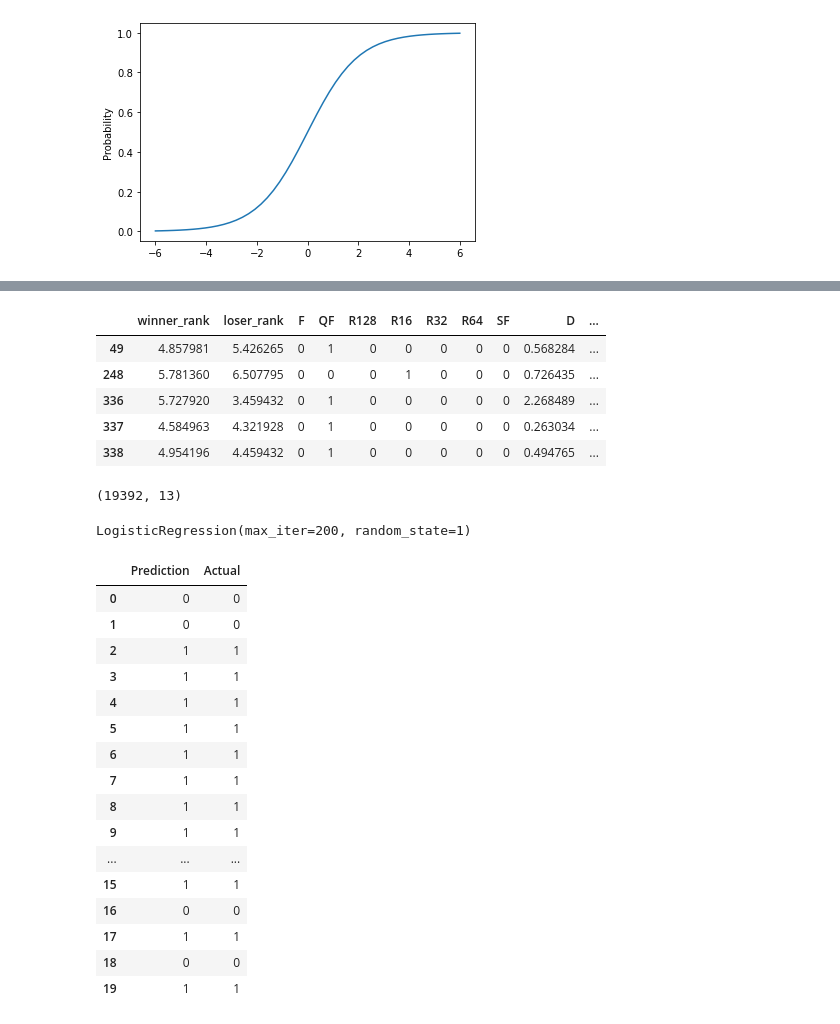
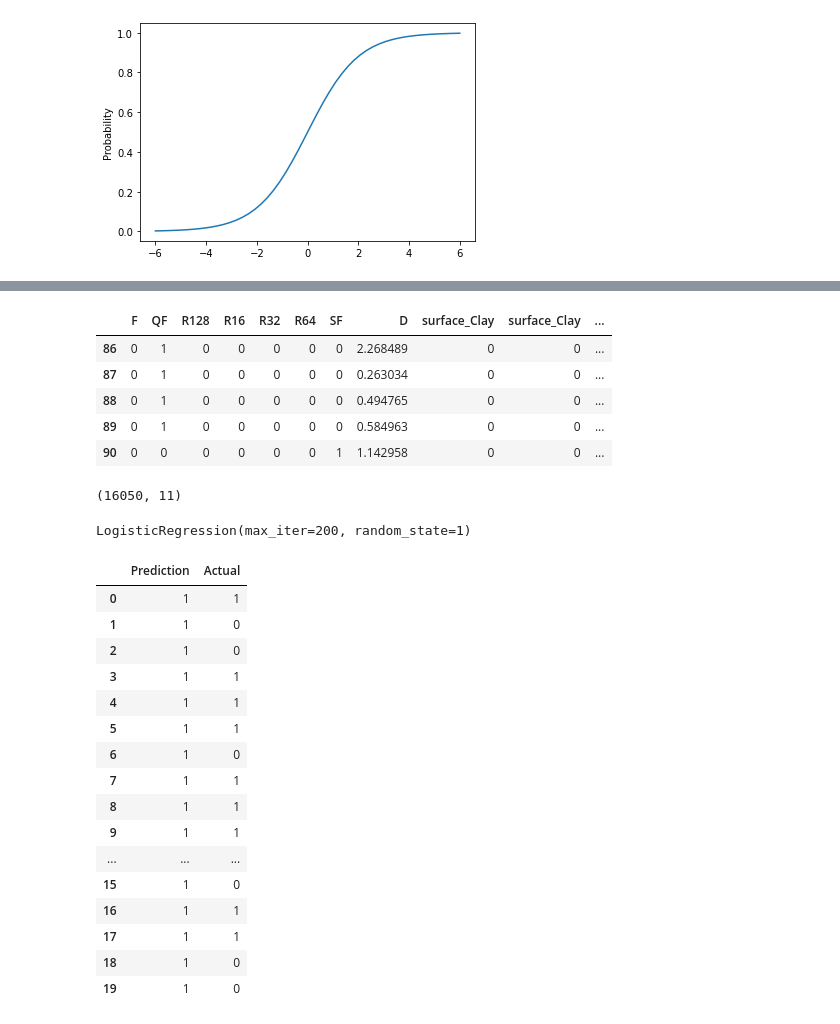
Before and after one commit to Pandas-Friend/WTA-Predictions, a Jupyter notebook: Machine_Learning_2nd_Segment_jarred.ipynb, the cells around one changed output, grey strips where cells are left out. Saved outputs shown, nothing was run; the diff lists cells and outputs as text; code cells hidden in the pictures.

```diff
--- a/Machine_Learning_2nd_Segment_jarred.ipynb
+++ b/Machine_Learning_2nd_Segment_jarred.ipynb
@@ -69,18 +72,12 @@ loser_rank       float64
 dtype: object
 # %%
 # Converting tourney_date to datetime format
-dataFrame['tourney_date'] = pd.to_datetime(dataFrame['tourney_date'])
-# Restricing dates
-# df_atp = df_atp.loc[(df_atp['Date'] > '2014-11-09') & (df_atp['Date'] <= '2016-11-09')]
-# Keeping only completed matches
-# df_atp = df_atp[df_atp['Comment'] == 'Completed'].drop("Comment",axis = 1)
-# Rename Best of to Best_of
-# df_atp.rename(columns = {'Best of':'Best_of'},inplace=True)
+dataFrame['tourney_date'] = pd.to_datetime(dataFrame['tourney_date'], format='%Y%m%d')
 # Choosing features
-# cols_to_keep = ['tourney_date','Series','surface', 'round','best_of', 'winner_rank','loser_rank']
+cols_to_keep = ['tourney_date','tourney_name','surface', 'rounds', 'winner_rank','loser_rank']
 # Dropping NaN
-dataFrame = dataFrame.dropna()
-# Dropping errors in the dataset and unimportant entries (e.g. there are very few entries for Masters Cup)
-# dataFrame = dataFrame[(dataFrame['loser_rank'] != 'NR') & (dataFrame['winner_rank'] != 'NR') & (dataFrame['Series'] != 'Masters Cup')]
+dataFrame = dataFrame[cols_to_keep].dropna()
+# Dropping errors in the dataset
+dataFrame = dataFrame[(dataFrame['loser_rank'] != 'NR') & (dataFrame['winner_rank'] != 'NR')]
 dataFrame.head()
 # %% [output]
@@ -113,6 +103,6 @@ loser_rank              float64
 dtype: object
 # %%
 # Transform strings into numerical values
-dataFrame[['best_of','winner_rank','loser_rank']] = dataFrame[['best_of','winner_rank','loser_rank']].astype(int)
+dataFrame[['winner_rank','loser_rank']] = dataFrame[['winner_rank','loser_rank']].astype(int)
 dataFrame.head()
 # %% [output]
@@ -355,15 +389,15 @@ df4.head()
 # %%
-cols_to_keep = ['winner_rank','loser_rank', 'F', 'QF', 'R128', 'R16', 'R32', 'R64', 'SF', 'D', 'surface_Clay', 'surface_Clay', 'surface_Grass']
+cols_to_keep = ['F', 'QF', 'R128', 'R16', 'R32', 'R64', 'SF', 'D', 'surface_Clay', 'surface_Clay', 'surface_Grass']
 # Dropping NaN
 X = df4[cols_to_keep].dropna()
 X.head()
 # %% [output]
-|  | winner_rank | loser_rank | F | QF | R128 | R16 | R32 | R64 | SF | D | ... |
-| 49 | 4.857981 | 5.426265 | 0 | 1 | 0 | 0 | 0 | 0 | 0 | 0.568284 | ... |
-| 248 | 5.781360 | 6.507795 | 0 | 0 | 0 | 1 | 0 | 0 | 0 | 0.726435 | ... |
-| 336 | 5.727920 | 3.459432 | 0 | 1 | 0 | 0 | 0 | 0 | 0 | 2.268489 | ... |
-| 337 | 4.584963 | 4.321928 | 0 | 1 | 0 | 0 | 0 | 0 | 0 | 0.263034 | ... |
-| 338 | 4.954196 | 4.459432 | 0 | 1 | 0 | 0 | 0 | 0 | 0 | 0.494765 | ... |
+|  | F | QF | R128 | R16 | R32 | R64 | SF | D | surface_Clay | surface_Clay | ... |
+| 86 | 0 | 1 | 0 | 0 | 0 | 0 | 0 | 2.268489 | 0 | 0 | ... |
+| 87 | 0 | 1 | 0 | 0 | 0 | 0 | 0 | 0.263034 | 0 | 0 | ... |
+| 88 | 0 | 1 | 0 | 0 | 0 | 0 | 0 | 0.494765 | 0 | 0 | ... |
+| 89 | 0 | 1 | 0 | 0 | 0 | 0 | 0 | 0.584963 | 0 | 0 | ... |
+| 90 | 0 | 0 | 0 | 0 | 0 | 0 | 1 | 1.142958 | 0 | 0 | ... |
 # %%
 # Separate the Features (X) from the Target (y)
 y = df4["win"]
@@ -377,7 +411,7 @@ X_train, X_test, y_train, y_test = train_test_split(X,
                                                     stratify=y)
 X_train.shape
 # %% [output]
-(19392, 13)
+(16050, 11)
 # %%
 # Create a Logistic Regression Model
 from sklearn.linear_model import LogisticRegression
@@ -396,22 +430,22 @@ results = pd.DataFrame({"Prediction": y_pred, "Actual": y_test}).reset_index(dro
 results.head(20)
 # %% [output]
 |  | Prediction | Actual |
-| 0 | 0 | 0 |
-| 1 | 0 | 0 |
-| 2 | 1 | 1 |
+| 0 | 1 | 1 |
+| 1 | 1 | 0 |
+| 2 | 1 | 0 |
 | 3 | 1 | 1 |
 | 4 | 1 | 1 |
 | 5 | 1 | 1 |
-| 6 | 1 | 1 |
+| 6 | 1 | 0 |
 | 7 | 1 | 1 |
 | 8 | 1 | 1 |
 | 9 | 1 | 1 |
 | ... | ... | ... |
-| 15 | 1 | 1 |
-| 16 | 0 | 0 |
+| 15 | 1 | 0 |
+| 16 | 1 | 1 |
 | 17 | 1 | 1 |
-| 18 | 0 | 0 |
-| 19 | 1 | 1 |
+| 18 | 1 | 0 |
+| 19 | 1 | 0 |
 # %%
 # Print the accuracy
 from sklearn.metrics import accuracy_score
```
Also changed, not shown: parts of 40 cells of this notebook.
